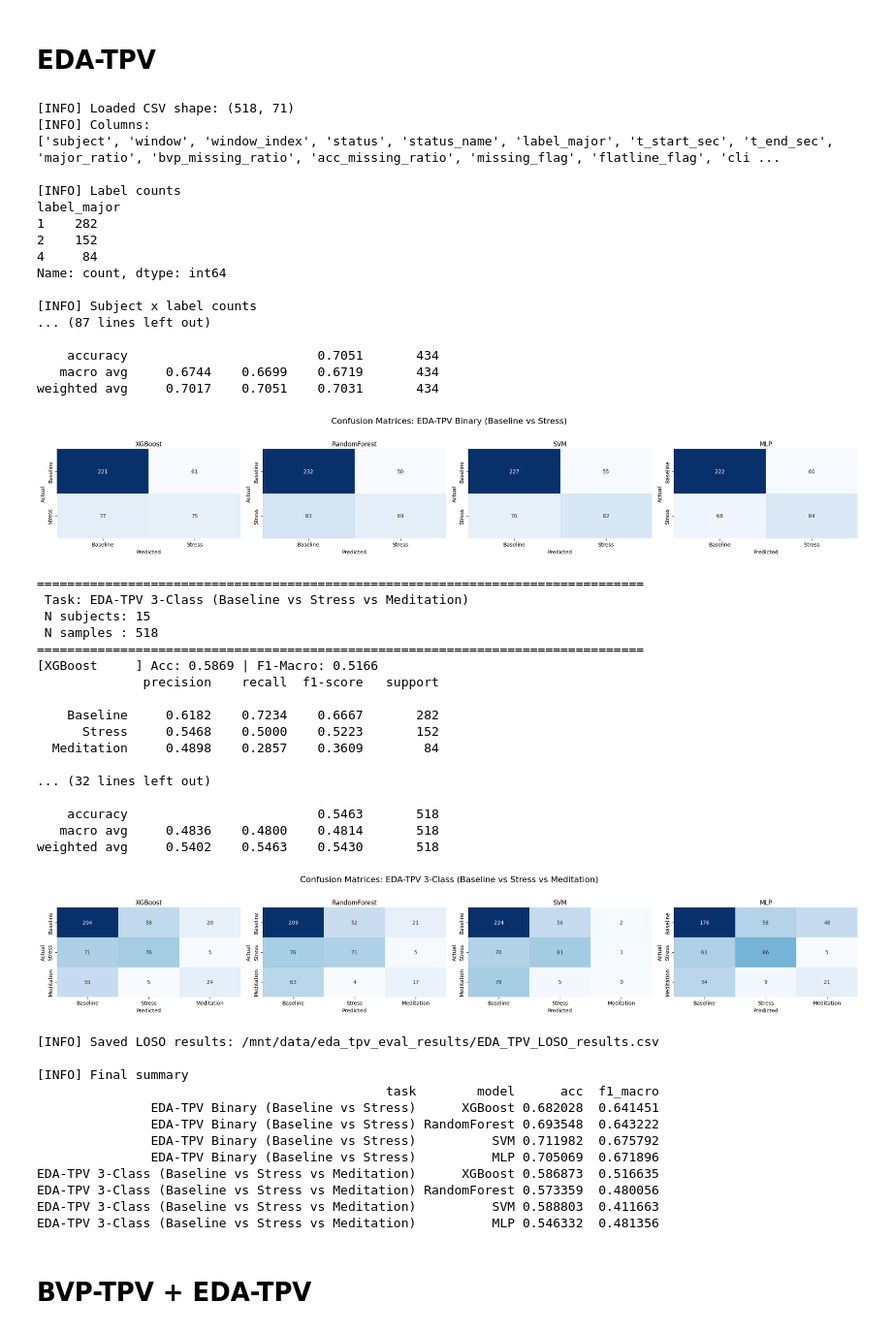
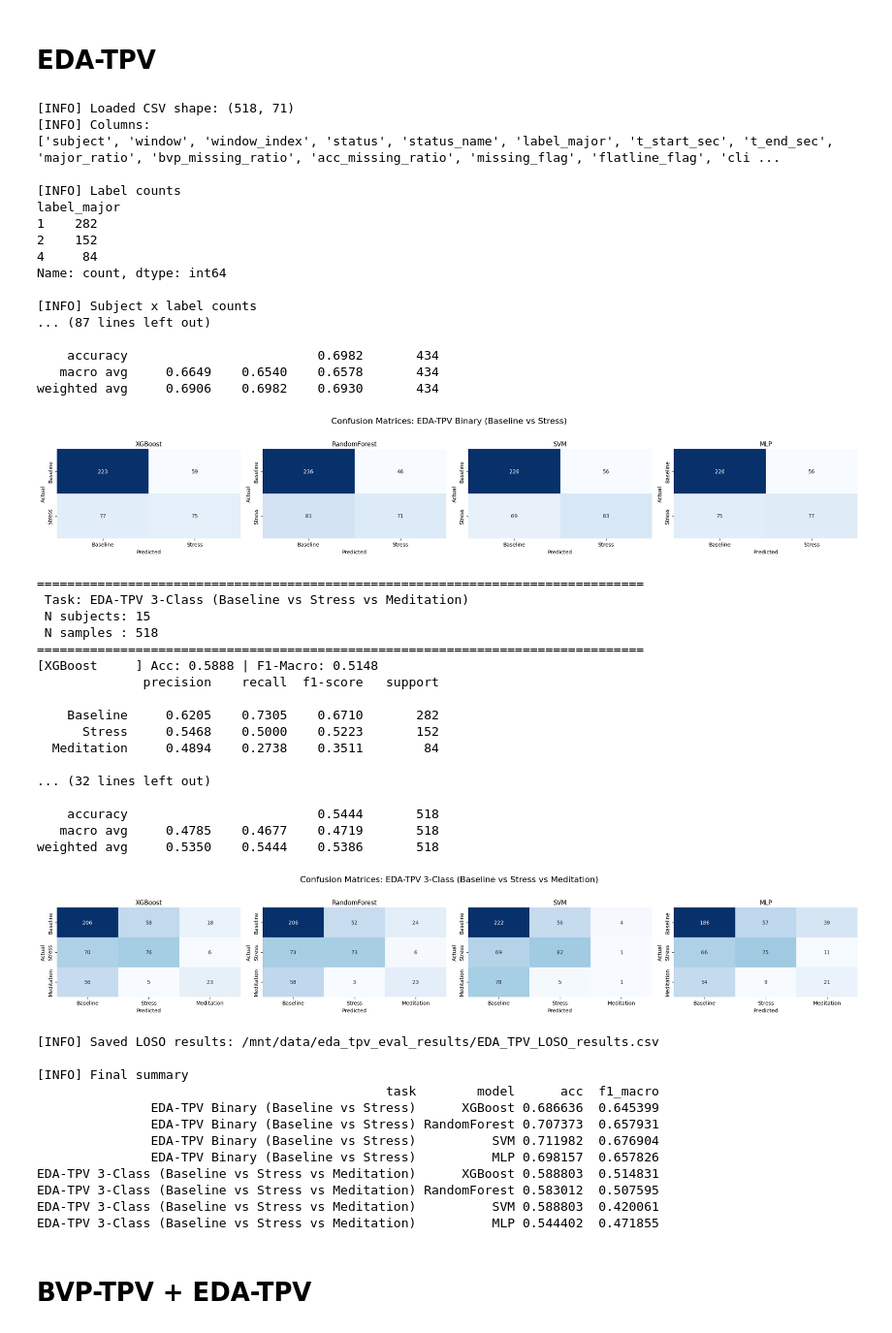
Before and after one commit to JuNYoUnGPaark/TPV-Stress, a Jupyter notebook: TPV_0315/LOSO_ML_0315.ipynb, the cells around one changed output. Shown at 97% size. Drawn from its saved outputs; the diff is of its cells as text; code cells hidden in the pictures.

```diff
--- a/TPV_0315/LOSO_ML_0315.ipynb
+++ b/TPV_0315/LOSO_ML_0315.ipynb
@@ -2052,7 +2052,7 @@ SUBJECT_COL = "subject"
 TPV_COLS = [
     "TPV27", "TPV1", "TPV12", "TPV16", "TPV0", "TPV2", "TPV3", "TPV4",
     "TPV9", "TPV15", "TPV17", "TPV20", "TPV21", "TPV22", "TPV24", "TPV5",
-    "TPV6", "TPV8", "TPV10", "TPV11", "TPV23", "TPV28", "TPV30", "TPV31"
+    "TPV6", "TPV8", "TPV10", "TPV11", "TPV23", "TPV28"
 ]
 
 
@@ -2234,55 +2234,55 @@ if __name__ == "__main__":
     print(f"\n[INFO] Saved LOSO results: {results_csv}")
     print("\n[INFO] Final summary")
     print(df_results.to_string(index=False))
 # %% [output]
 [INFO] Loaded CSV shape: (518, 71)
 [INFO] Columns:
 ['subject', 'window', 'window_index', 'status', 'status_name', 'label_major', 't_start_sec', 't_end_sec', 'major_ratio', 'bvp_missing_ratio', 'acc_missing_ratio', 'missing_flag', 'flatline_flag', 'cli ...
 
 [INFO] Label counts
 label_major
 1    282
 2    152
 4     84
 Name: count, dtype: int64
 
 [INFO] Subject x label counts
 ... (87 lines left out)
 
-    accuracy                         0.7051       434
-   macro avg     0.6744    0.6699    0.6719       434
-weighted avg     0.7017    0.7051    0.7031       434
+    accuracy                         0.6982       434
+   macro avg     0.6649    0.6540    0.6578       434
+weighted avg     0.6906    0.6982    0.6930       434
 [figure]
 ================================================================================
  Task: EDA-TPV 3-Class (Baseline vs Stress vs Meditation)
  N subjects: 15
  N samples : 518
 ================================================================================
-[XGBoost     ] Acc: 0.5869 | F1-Macro: 0.5166
+[XGBoost     ] Acc: 0.5888 | F1-Macro: 0.5148
               precision    recall  f1-score   support
 
-    Baseline     0.6182    0.7234    0.6667       282
+    Baseline     0.6205    0.7305    0.6710       282
       Stress     0.5468    0.5000    0.5223       152
-  Meditation     0.4898    0.2857    0.3609        84
+  Meditation     0.4894    0.2738    0.3511        84
 
 ... (32 lines left out)
 
-    accuracy                         0.5463       518
-   macro avg     0.4836    0.4800    0.4814       518
-weighted avg     0.5402    0.5463    0.5430       518
+    accuracy                         0.5444       518
+   macro avg     0.4785    0.4677    0.4719       518
+weighted avg     0.5350    0.5444    0.5386       518
-[figure, old version]
+[figure, new version]
 [INFO] Saved LOSO results: /mnt/data/eda_tpv_eval_results/EDA_TPV_LOSO_results.csv
 
 [INFO] Final summary
                                               task        model      acc  f1_macro
-               EDA-TPV Binary (Baseline vs Stress)      XGBoost 0.682028  0.641451
-               EDA-TPV Binary (Baseline vs Stress) RandomForest 0.693548  0.643222
-               EDA-TPV Binary (Baseline vs Stress)          SVM 0.711982  0.675792
-               EDA-TPV Binary (Baseline vs Stress)          MLP 0.705069  0.671896
-EDA-TPV 3-Class (Baseline vs Stress vs Meditation)      XGBoost 0.586873  0.516635
-EDA-TPV 3-Class (Baseline vs Stress vs Meditation) RandomForest 0.573359  0.480056
-EDA-TPV 3-Class (Baseline vs Stress vs Meditation)          SVM 0.588803  0.411663
-EDA-TPV 3-Class (Baseline vs Stress vs Meditation)          MLP 0.546332  0.481356
+               EDA-TPV Binary (Baseline vs Stress)      XGBoost 0.686636  0.645399
+               EDA-TPV Binary (Baseline vs Stress) RandomForest 0.707373  0.657931
+               EDA-TPV Binary (Baseline vs Stress)          SVM 0.711982  0.676904
+               EDA-TPV Binary (Baseline vs Stress)          MLP 0.698157  0.657826
+EDA-TPV 3-Class (Baseline vs Stress vs Meditation)      XGBoost 0.588803  0.514831
+EDA-TPV 3-Class (Baseline vs Stress vs Meditation) RandomForest 0.583012  0.507595
+EDA-TPV 3-Class (Baseline vs Stress vs Meditation)          SVM 0.588803  0.420061
+EDA-TPV 3-Class (Baseline vs Stress vs Meditation)          MLP 0.544402  0.471855
 # %% [markdown]
 # BVP-TPV + EDA-TPV
 # %%
```
Also changed, not shown: parts of 1 cell of this notebook.
